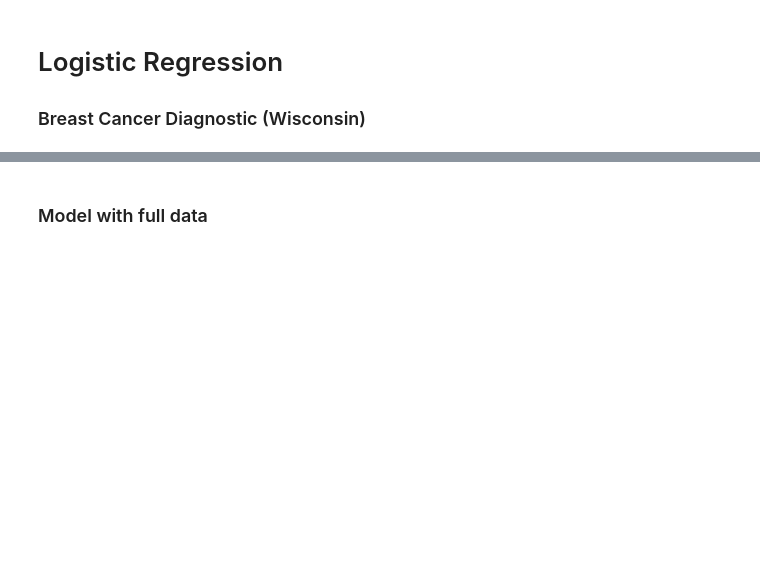
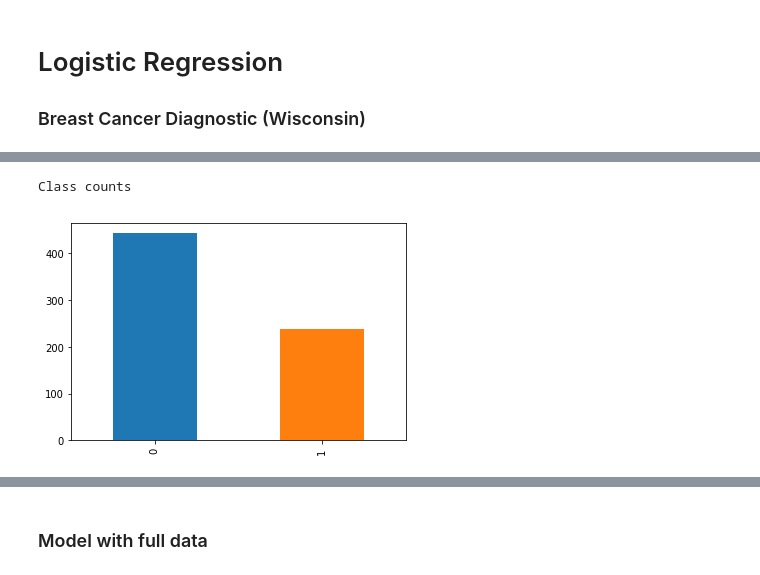
Before and after one commit to tarajano/ml_misc_notebooks, a Jupyter notebook: classification/logistic_regression/logistic_regression.ipynb, the cells around one changed output, grey strips where cells are left out. Drawn from its saved outputs; the diff is of its cells as text; code cells hidden in the pictures; blank space fills up the shorter version.

```diff
--- a/classification/logistic_regression/logistic_regression.ipynb
+++ b/classification/logistic_regression/logistic_regression.ipynb
@@ -22,0 +30,6 @@ y = dataset.iloc[:, 10].values
+# %%
+print('Class counts')
+cc = dataset['class'].value_counts().plot('bar')
+# %% [output]
+Class counts
+[figure, added]
```
Also changed, not shown: parts of 12 cells of this notebook, 9 other files.
